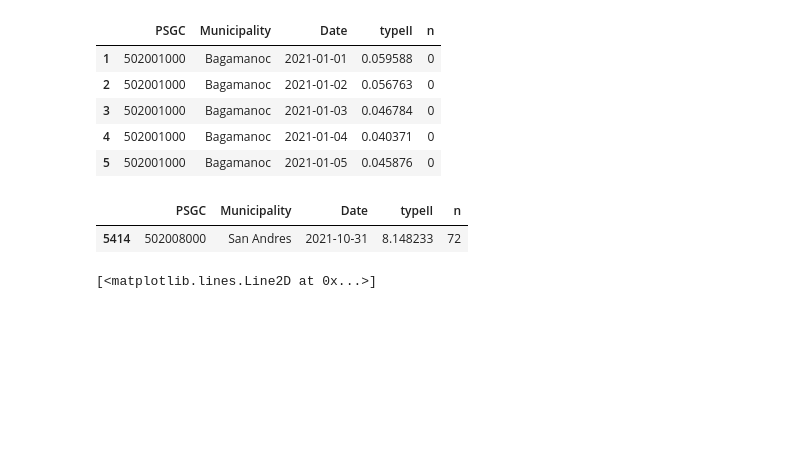
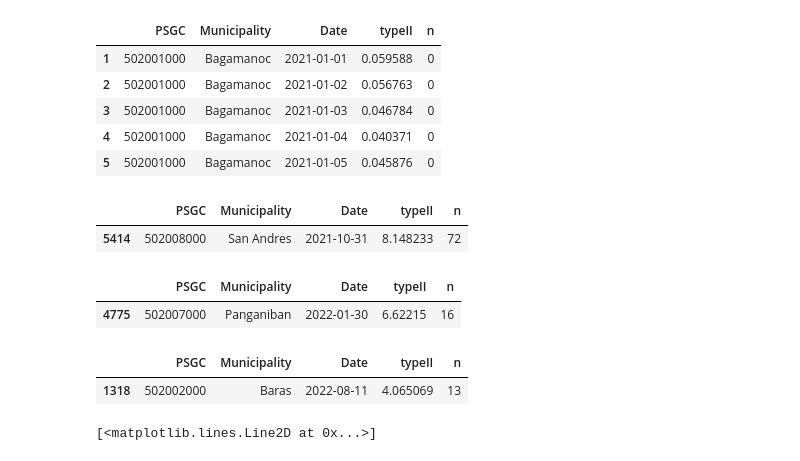
Before and after one commit to dddelacruz/cs198-scl-envi-2425, a Jupyter notebook: 05_data_visualization/results_visualization.ipynb, the cells around one changed output. Drawn from its saved outputs; the diff is of its cells as text; code cells hidden in the pictures; blank space fills up the shorter version.

```diff
--- a/05_data_visualization/results_visualization.ipynb
+++ b/05_data_visualization/results_visualization.ipynb
@@ -48,6 +48,18 @@ df2[df2['typeII'] == df2['typeII'].max()]
 # %% [output]
 |  | PSGC | Municipality | Date | typeII | n |
 | 5414 | 502008000 | San Andres | 2021-10-31 | 8.148233 | 72 |
+# %%
+df2 = df_results[df_results['Municipality'] == 'Panganiban']
+df2[df2['typeII'] == df2['typeII'].max()]
+# %% [output]
+|  | PSGC | Municipality | Date | typeII | n |
+| 4775 | 502007000 | Panganiban | 2022-01-30 | 6.62215 | 16 |
+# %%
+df2 = df_results[df_results['Municipality'] == 'Baras']
+df2[df2['Date'] == '2022-08-11']
+# %% [output]
+|  | PSGC | Municipality | Date | typeII | n |
+| 1318 | 502002000 | Baras | 2022-08-11 | 4.065069 | 13 |
 # %%
 df_test = df_results[df_results['Municipality'] == "Virac "]
 
```
Also changed, not shown: 10 other files.
